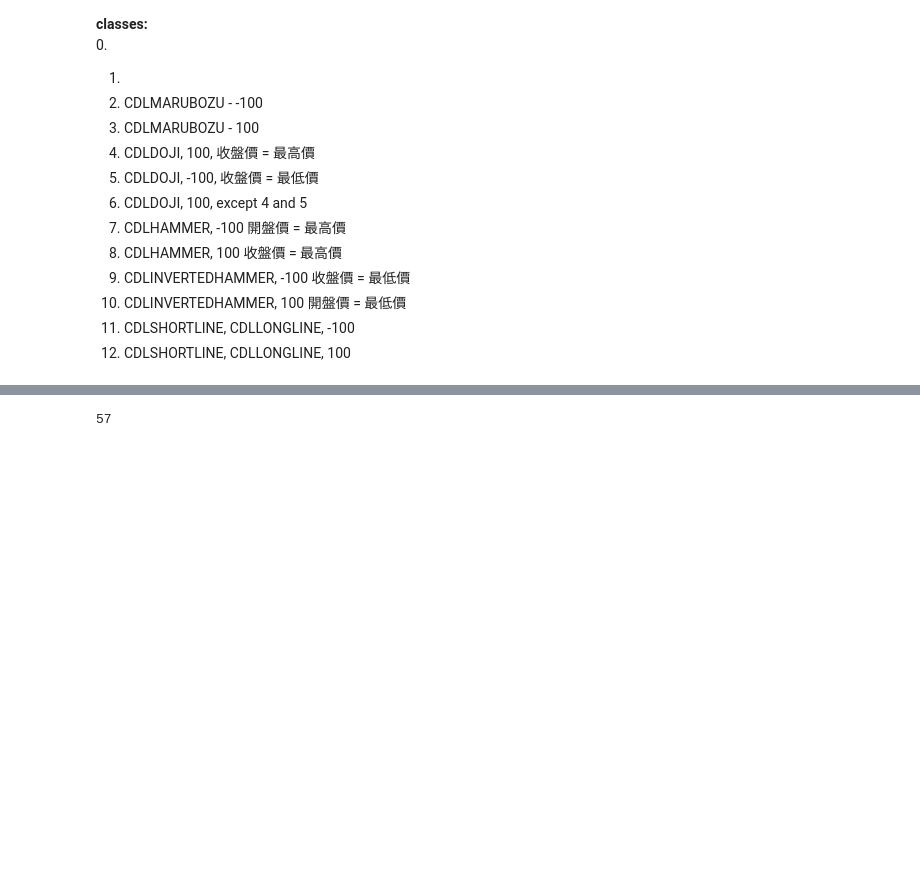
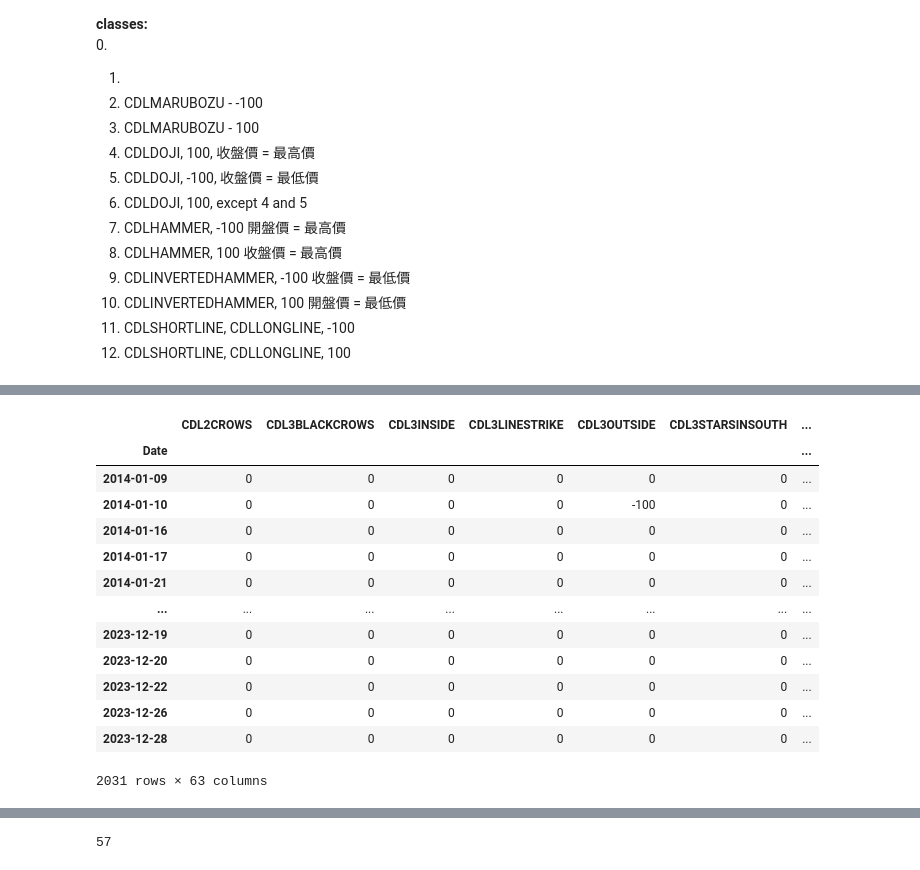
Before and after one commit to cloudaipro/AI4StockMarket, a Jupyter notebook: StockPricePrediction/DataPreparation.ipynb, the cells around one changed output, grey strips where cells are left out. Drawn from its saved outputs; the diff is of its cells as text; code cells hidden in the pictures; blank space fills up the shorter version.

```diff
--- a/StockPricePrediction/DataPreparation.ipynb
+++ b/StockPricePrediction/DataPreparation.ipynb
@@ -1118,0 +1091,4 @@ df1
+# %%
+df = stks_data[4].tick_data
+candle_signals, candle_values = create_candle_signals(df, prefix="c", suffix="candle")
+candle_signals
@@ -1118,0 +1127,17 @@ df1
+# %%
+candle_values[candle_values["candlestick_match_count"] > 0]
+# %% [output]
+|  | CDL2CROWS | CDL3BLACKCROWS | CDL3INSIDE | CDL3LINESTRIKE | CDL3OUTSIDE | CDL3STARSINSOUTH | ... |
+| Date |  |  |  |  |  |  | ... |
+| 2014-01-09 | 0 | 0 | 0 | 0 | 0 | 0 | ... |
+| 2014-01-10 | 0 | 0 | 0 | 0 | -100 | 0 | ... |
+| 2014-01-16 | 0 | 0 | 0 | 0 | 0 | 0 | ... |
+| 2014-01-17 | 0 | 0 | 0 | 0 | 0 | 0 | ... |
+| 2014-01-21 | 0 | 0 | 0 | 0 | 0 | 0 | ... |
+| ... | ... | ... | ... | ... | ... | ... | ... |
+| 2023-12-19 | 0 | 0 | 0 | 0 | 0 | 0 | ... |
+| 2023-12-20 | 0 | 0 | 0 | 0 | 0 | 0 | ... |
+| 2023-12-22 | 0 | 0 | 0 | 0 | 0 | 0 | ... |
+| 2023-12-26 | 0 | 0 | 0 | 0 | 0 | 0 | ... |
+| 2023-12-28 | 0 | 0 | 0 | 0 | 0 | 0 | ... |
+2031 rows × 63 columns
```
Also changed, not shown: parts of 29 cells of this notebook, 2 other files.
